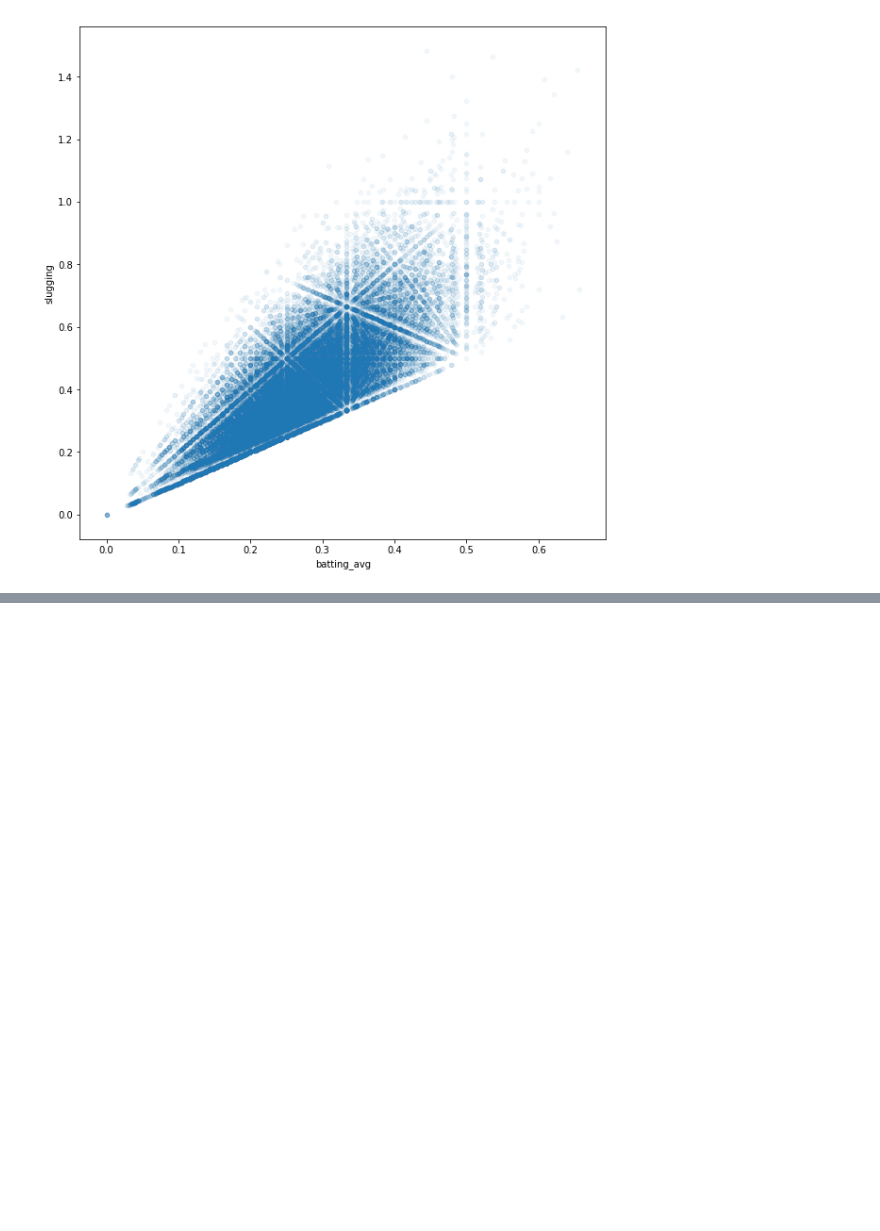
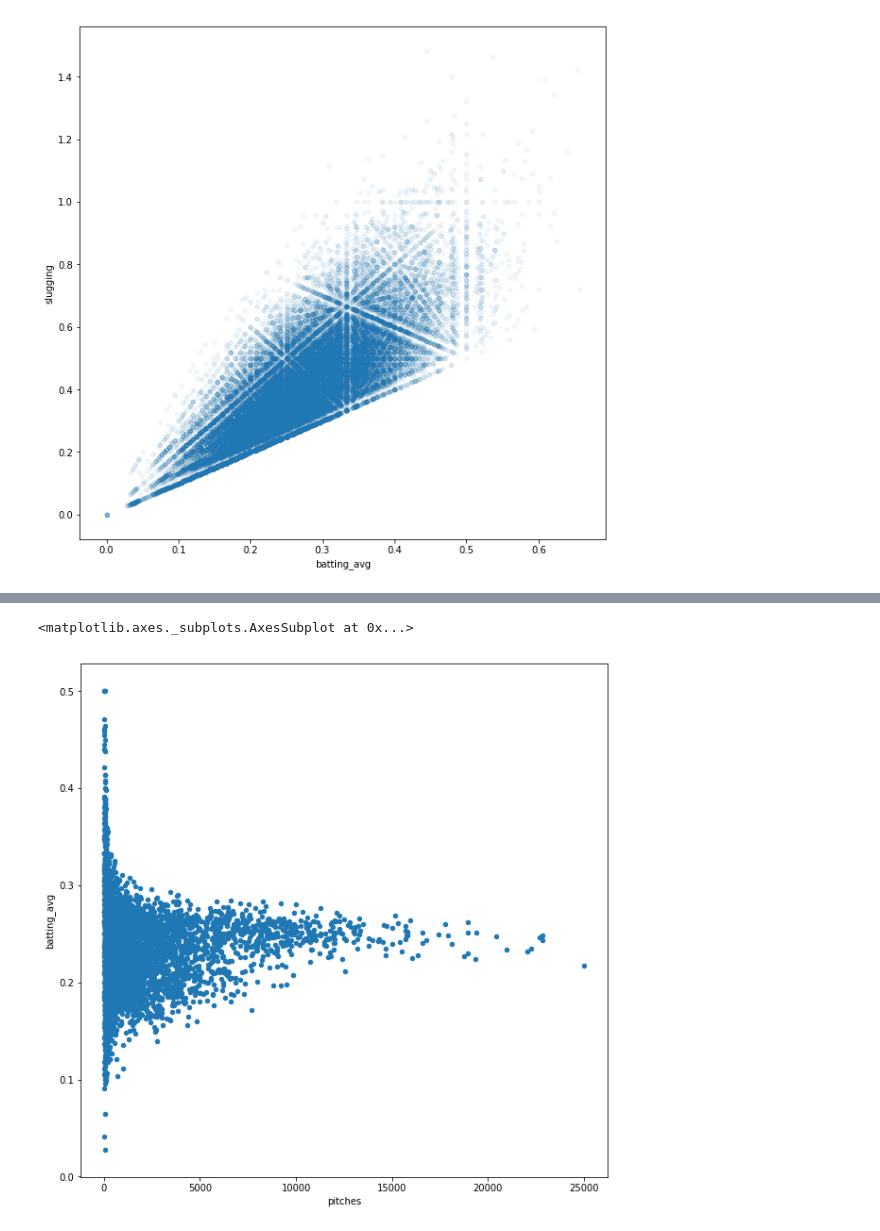
Before and after one commit to RyanAugust/fantasy-machine, a Jupyter notebook: MLB_functions.ipynb, the cells around one changed output, grey strips where cells are left out. Saved outputs shown, nothing was run; the diff lists cells and outputs as text; code cells hidden in the pictures; blank space fills up the shorter version.

```diff
--- a/MLB_functions.ipynb
+++ b/MLB_functions.ipynb
@@ -192,0 +301,9 @@ len(f_)
+# %%
+f_[f_['pitches'] > 20].plot(kind='scatter',
+                            x='pitches',
+                            y='batting_avg',
+                            figsize=(10,10),
+                            alpha=1)
+# %% [output]
+<matplotlib.axes._subplots.AxesSubplot at 0x...>
+[figure, added]
```
Also changed, not shown: parts of 27 cells of this notebook.
